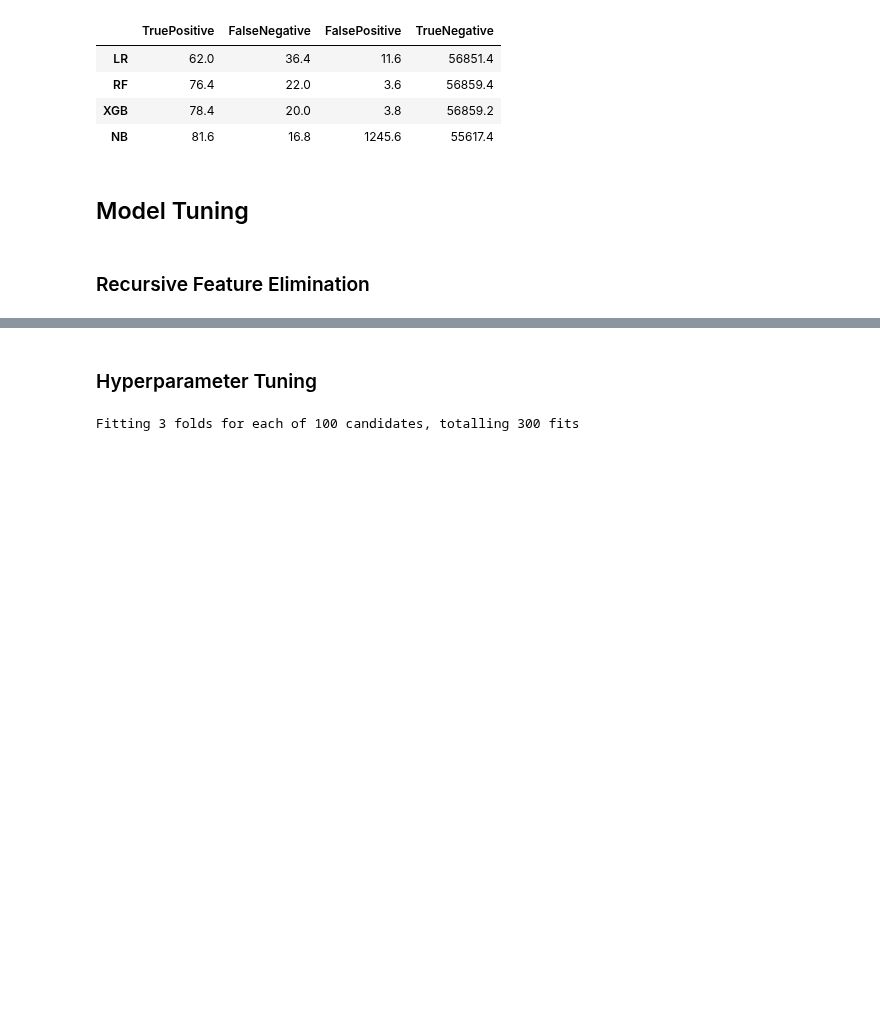
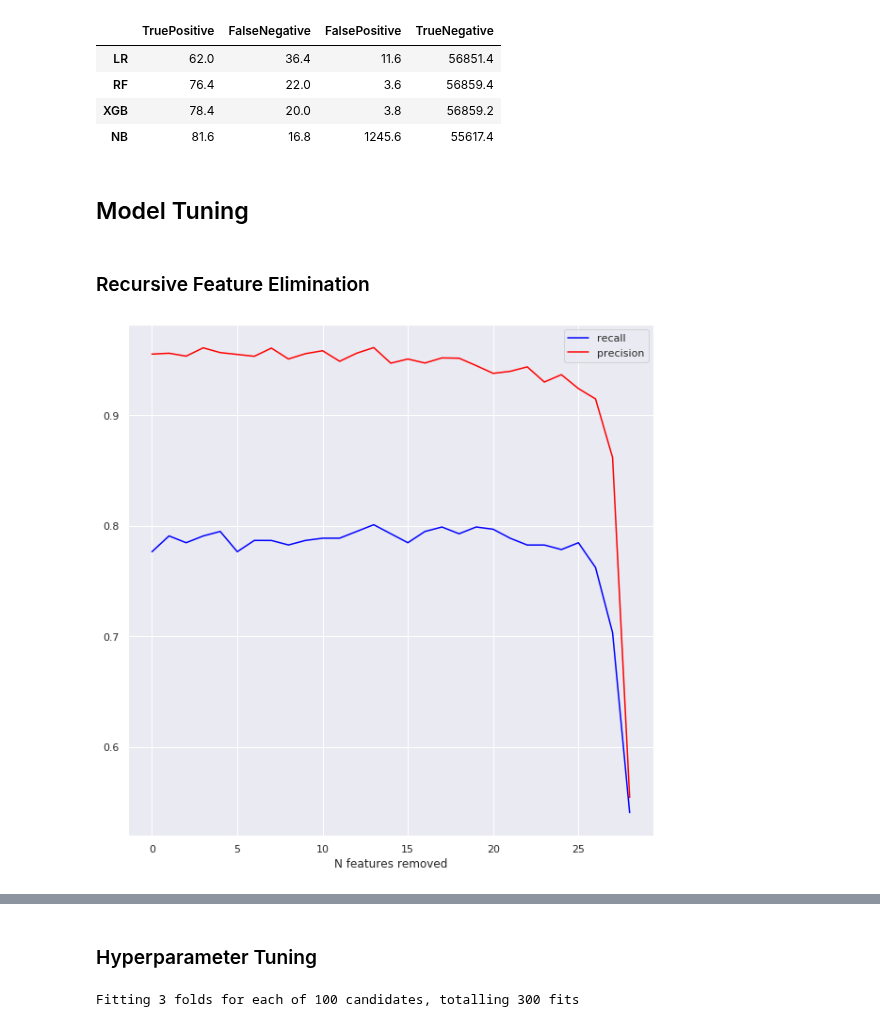
Before and after one commit to VladimirIsakov91/CreditCardFraud, a Jupyter notebook: CreditCardFraud.ipynb, the cells around one changed output, grey strips where cells are left out. Saved outputs shown, nothing was run; the diff lists cells and outputs as text; code cells hidden in the pictures; blank space fills up the shorter version.

Commit message:
add rfe analysis for recall, precision, define best features

```diff
--- a/CreditCardFraud.ipynb
+++ b/CreditCardFraud.ipynb
@@ -329,5 +329,15 @@ confs
 # %% [markdown]
 ### Recursive Feature Elimination
 # %%
-filename = './data/rfe.pkl'
-rfe = pickle.load(open(filename, 'rb'))
+
+rfe_recall = pickle.load(open('./data/rfe.pkl', 'rb'))
+rfe_precision = pickle.load(open('./data/rfe_precision.pkl', 'rb'))
+# %%
+plt.figure(figsize=(10,10))
+sns.lineplot(x=range(len(X.columns)), y=rfe_recall.grid_scores_[::-1], color='blue', label='recall')
+sns.lineplot(x=range(len(X.columns)), y=rfe_precision.grid_scores_[::-1], color='red', label='precision')
+plt.xlabel('N features removed')
+plt.legend()
+plt.show()
+# %% [output]
+[figure, added]
```
Also changed, not shown: parts of 2 cells of this notebook, 1 other file.
